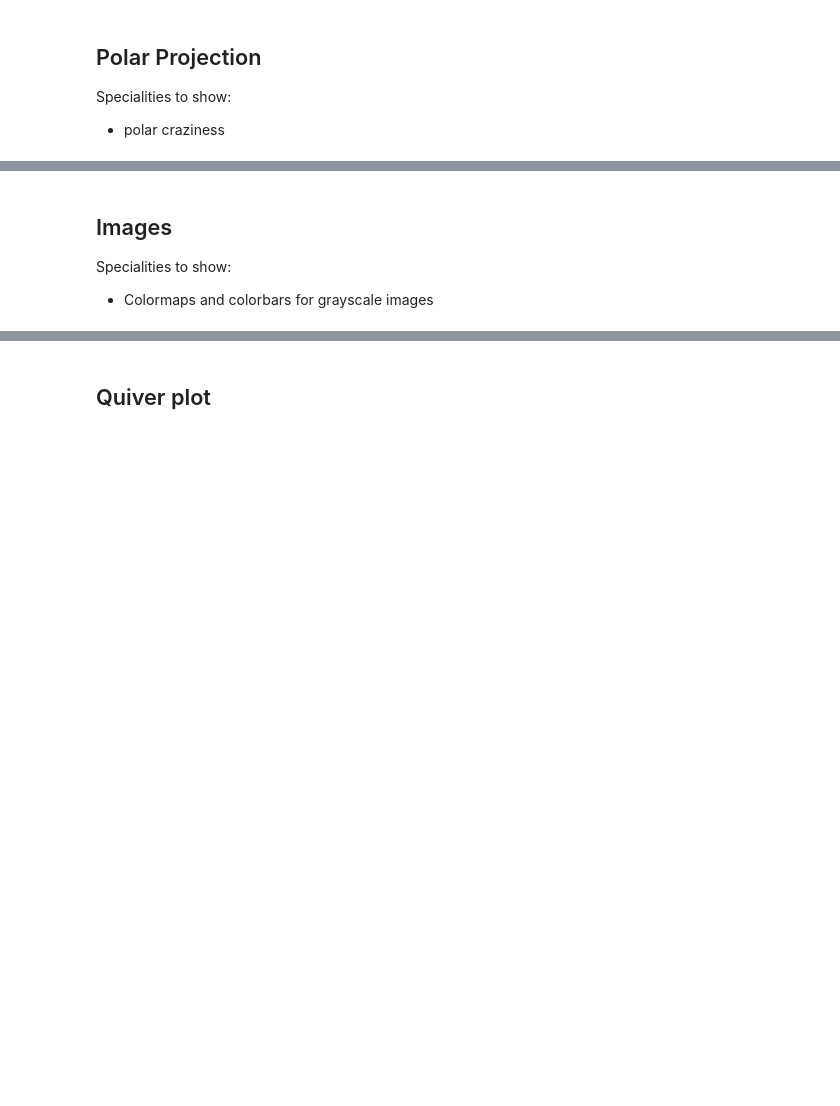
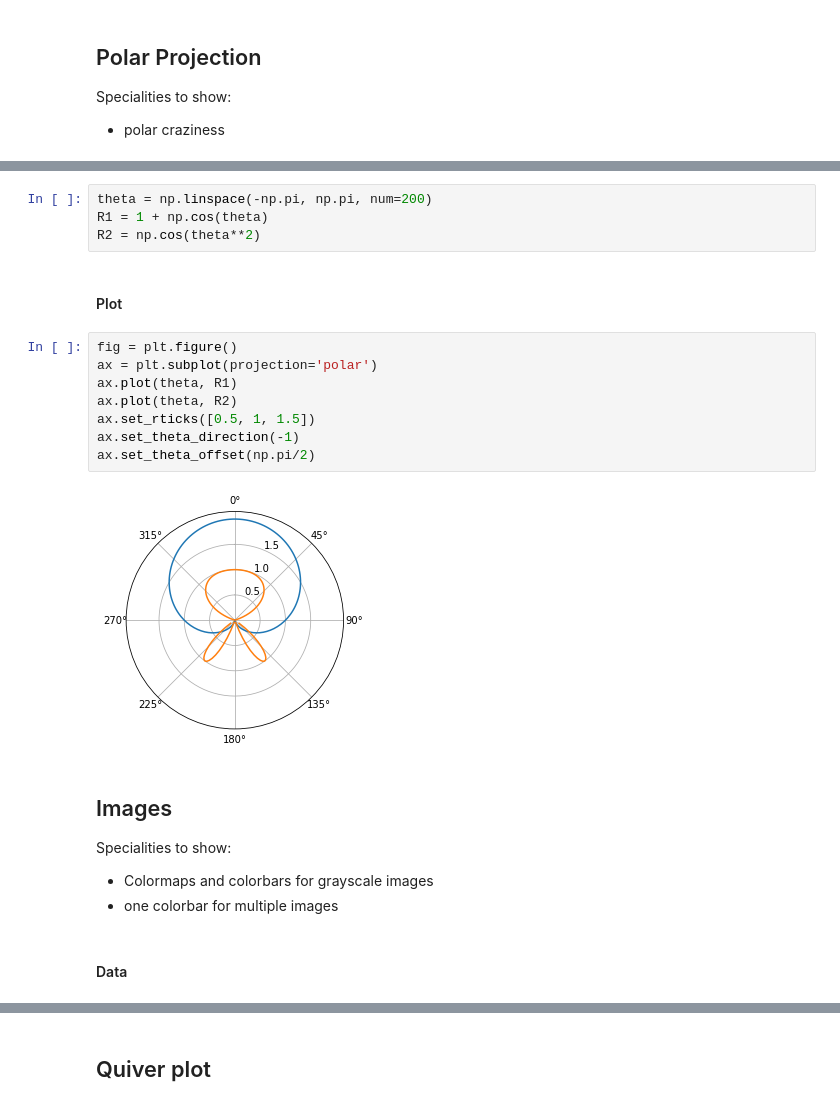
Before and after one commit to jhaux/master_pflichtseminar, a Jupyter notebook: notebooks/03 More Examples.ipynb, the cells around one changed output, grey strips where cells are left out. Drawn from its saved outputs; the diff is of its cells as text; blank space fills up the shorter version.

```diff
--- a/notebooks/03 More Examples.ipynb
+++ b/notebooks/03 More Examples.ipynb
@@ -104,4 +124,23 @@ Specialities to show:
+# %%
+theta = np.linspace(-np.pi, np.pi, num=200)
+R1 = 1 + np.cos(theta)
+R2 = np.cos(theta**2)
+# %% [markdown]
+#### Plot
+# %%
+fig = plt.figure()
+ax = plt.subplot(projection='polar')
+ax.plot(theta, R1)
+ax.plot(theta, R2)
+ax.set_rticks([0.5, 1, 1.5])
+ax.set_theta_direction(-1)
+ax.set_theta_offset(np.pi/2)
+# %% [output]
+[figure, added]
 # %% [markdown]
 ## Images
 Specialities to show:
 - Colormaps and colorbars for grayscale images
+- one colorbar for multiple images
+# %% [markdown]
+#### Data
```
Also changed, not shown: parts of 28 cells of this notebook, 10 other files.
